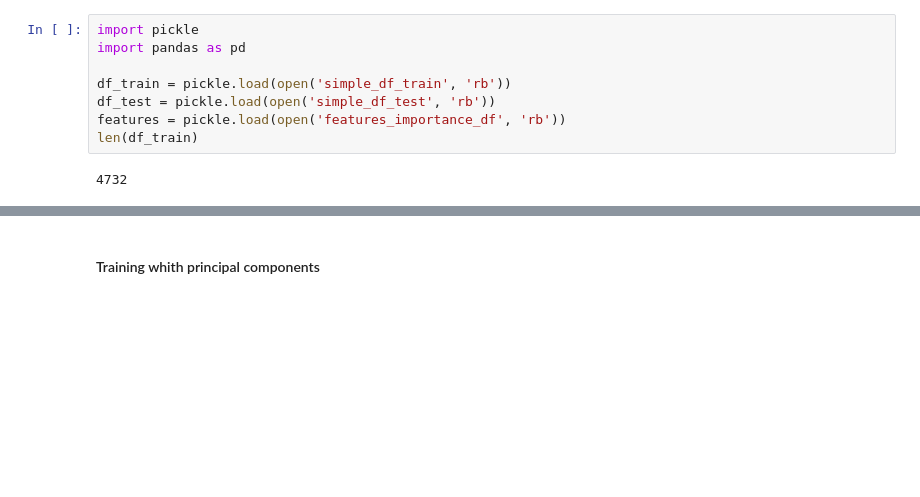
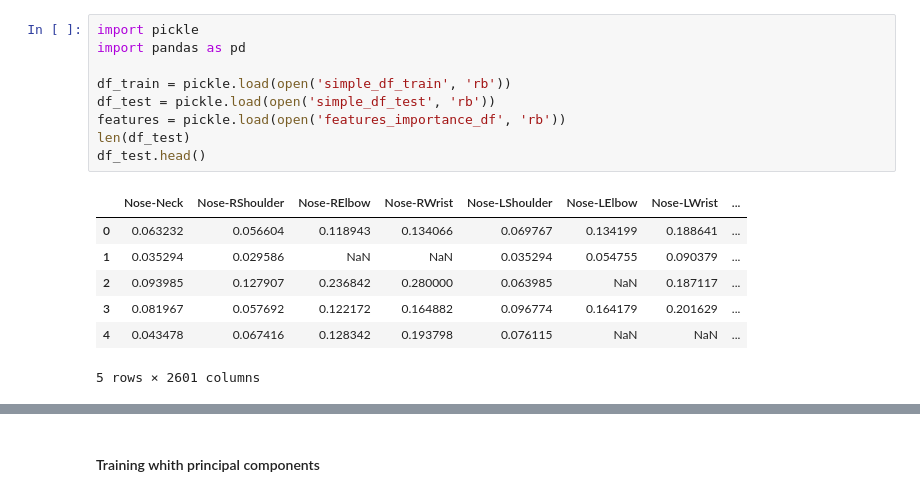
Before and after one commit to enemy537/SkeletonBOE, a Jupyter notebook: orientation_checkpoint.ipynb, the cells around one changed output, grey strips where cells are left out. Saved outputs shown, nothing was run; the diff lists cells and outputs as text; blank space fills up the shorter version.

```diff
--- a/orientation_checkpoint.ipynb
+++ b/orientation_checkpoint.ipynb
@@ -1,10 +1,17 @@
 # %%
 import pickle
 import pandas as pd
 
 df_train = pickle.load(open('simple_df_train', 'rb'))
 df_test = pickle.load(open('simple_df_test', 'rb'))
 features = pickle.load(open('features_importance_df', 'rb'))
-len(df_train)
+len(df_test)
+df_test.head()
 # %% [output]
+|  | Nose-Neck | Nose-RShoulder | Nose-RElbow | Nose-RWrist | Nose-LShoulder | Nose-LElbow | Nose-LWrist | ... |
+| 0 | 0.063232 | 0.056604 | 0.118943 | 0.134066 | 0.069767 | 0.134199 | 0.188641 | ... |
+| 1 | 0.035294 | 0.029586 | NaN | NaN | 0.035294 | 0.054755 | 0.090379 | ... |
+| 2 | 0.093985 | 0.127907 | 0.236842 | 0.280000 | 0.063985 | NaN | 0.187117 | ... |
+| 3 | 0.081967 | 0.057692 | 0.122172 | 0.164882 | 0.096774 | 0.164179 | 0.201629 | ... |
+| 4 | 0.043478 | 0.067416 | 0.128342 | 0.193798 | 0.076115 | NaN | NaN | ... |
-4732
+5 rows × 2601 columns
```
Also changed, not shown: parts of 4 cells of this notebook, 4 other files.
